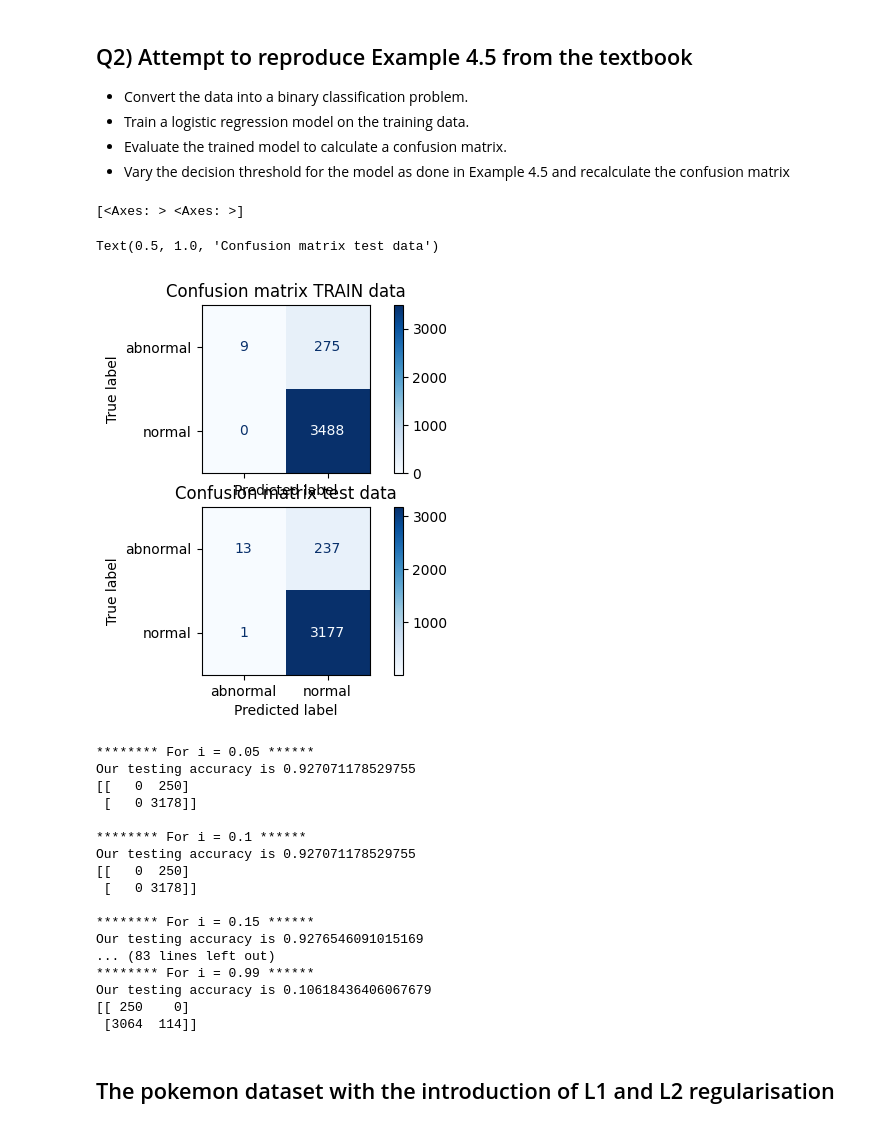
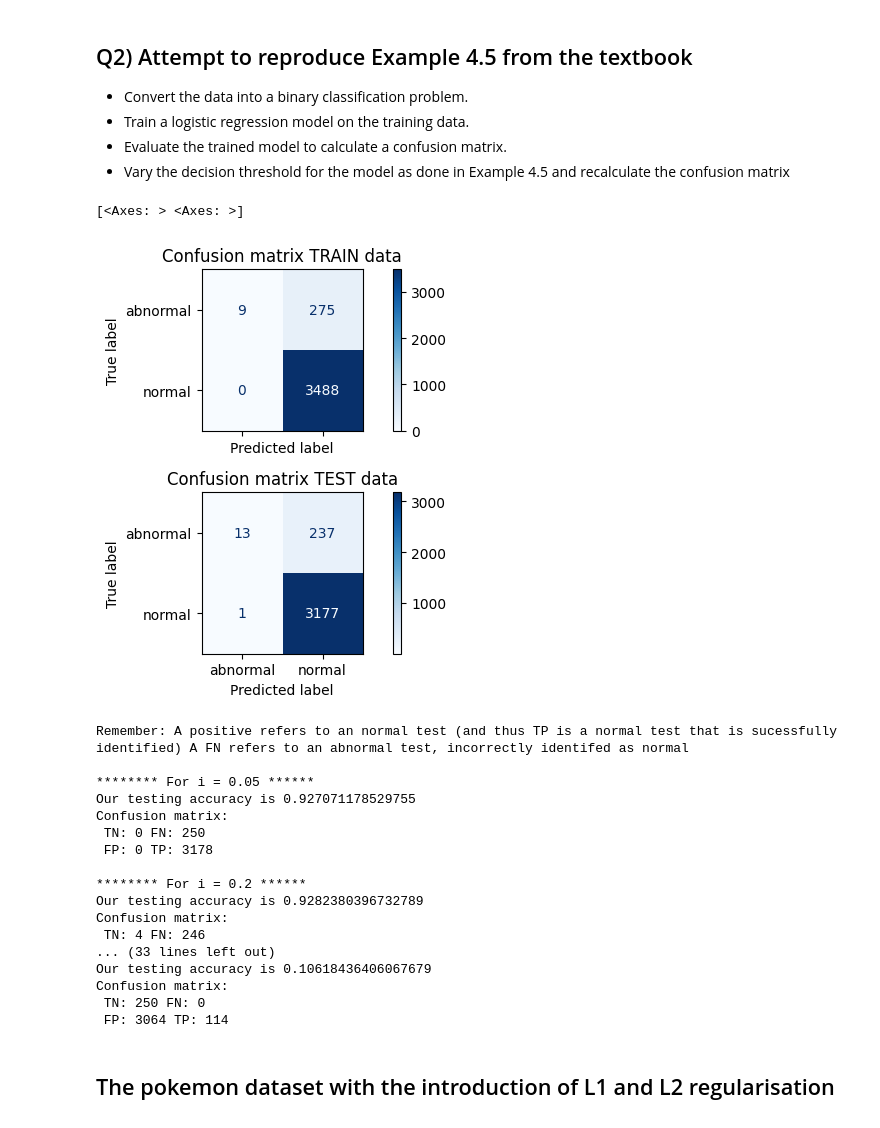
Before and after one commit to DanielCiccC/COMP4702_S12023, a Jupyter notebook: Pracw6/prac6.ipynb, the cells around one changed output. Saved outputs shown, nothing was run; the diff lists cells and outputs as text; code cells hidden in the pictures.

```diff
--- a/Pracw6/prac6.ipynb
+++ b/Pracw6/prac6.ipynb
@@ -87,66 +97,68 @@ _ = display.ax_.set_title("2-class ROC curve")
 
 #train a logistic regression model
 log_reg = LogisticRegression().fit(X_train, y_train)
 
 #evaluate the trained model to calculate a confusion matrix
 #let's plot both the test and train confusion matrix
 fig, axs = plt.subplots(nrows=2, ncols=1, sharex=True, sharey=False)
 print(axs)
 #first, the train confusion matrix
 disp = ConfusionMatrixDisplay.from_estimator(
         log_reg,
         X_train,
         y_train,
         ax=axs[0],
         cmap=plt.cm.Blues,
         display_labels=['abnormal', 'normal']
     )
 disp.ax_.set_title("Confusion matrix TRAIN data")
 
 #first, the test confusion matrix
 disp = ConfusionMatrixDisplay.from_estimator(
         log_reg,
         X_test,
         y_test,
         ax=axs[1],
         cmap=plt.cm.Blues,
         display_labels=['abnormal', 'normal']
     )
-disp.ax_.set_title("Confusion matrix test data")
+disp.ax_.set_title("Confusion matrix TEST data")
+fig.tight_layout()
+plt.show()
 # %% [output]
 [<Axes: > <Axes: >]
-Text(0.5, 1.0, 'Confusion matrix test data')
-[figure, old version]
+[figure, new version]
 # %%
 pred_proba_df = pd.DataFrame(log_reg.predict_proba(X_test))
-threshold_list = [0.05,0.1,0.15,0.2,0.25,0.3,0.35,0.4,0.45,0.5,0.55,0.6,0.65,.7,.75,.8,.85,.9,.95,.99]
+threshold_list = [0.05,0.2,0.25,0.3,0.5,.75,.95,.99]
+print("Remember: A positive refers to an normal test (and thus TP is a normal test that is sucessfully identified) A FN refers to an abnormal test, incorrectly identifed as normal")
+
 for i in threshold_list:
     print ('\n******** For i = {} ******'.format(i))
     y_test_pred = pred_proba_df.applymap(lambda x: 1 if x>i else 0)
     test_accuracy = accuracy_score(y_test,
                                            y_test_pred.iloc[:,1])
     print('Our testing accuracy is {}'.format(test_accuracy))
-
-    print(confusion_matrix(y_test,
-                           y_test_pred.iloc[:,1]))
+    F, P = confusion_matrix(y_test, y_test_pred.iloc[:,1])
+    print(f"Confusion matrix: \n TN: {F[0]} FN: {F[1]} \n FP: {P[0]} TP: {P[1]}")
 # %% [output]
+Remember: A positive refers to an normal test (and thus TP is a normal test that is sucessfully identified) A FN refers to an abnormal test, incorrectly identifed as normal
+
 ******** For i = 0.05 ******
 Our testing accuracy is 0.927071178529755
-[[   0  250]
- [   0 3178]]
+Confusion matrix:
+ TN: 0 FN: 250
+ FP: 0 TP: 3178
 
-******** For i = 0.1 ******
-Our testing accuracy is 0.927071178529755
-[[   0  250]
- [   0 3178]]
-
-******** For i = 0.15 ******
-Our testing accuracy is 0.9276546091015169
-... (83 lines left out)
-******** For i = 0.99 ******
+******** For i = 0.2 ******
+Our testing accuracy is 0.9282380396732789
+Confusion matrix:
+ TN: 4 FN: 246
+... (33 lines left out)
 Our testing accuracy is 0.10618436406067679
-[[ 250    0]
- [3064  114]]
+Confusion matrix:
+ TN: 250 FN: 0
+ FP: 3064 TP: 114
 # %% [markdown]
 ## The pokemon dataset with the introduction of L1 and L2 regularisation
 # %%
```
Also changed, not shown: parts of 3 cells of this notebook, 2 other files.
